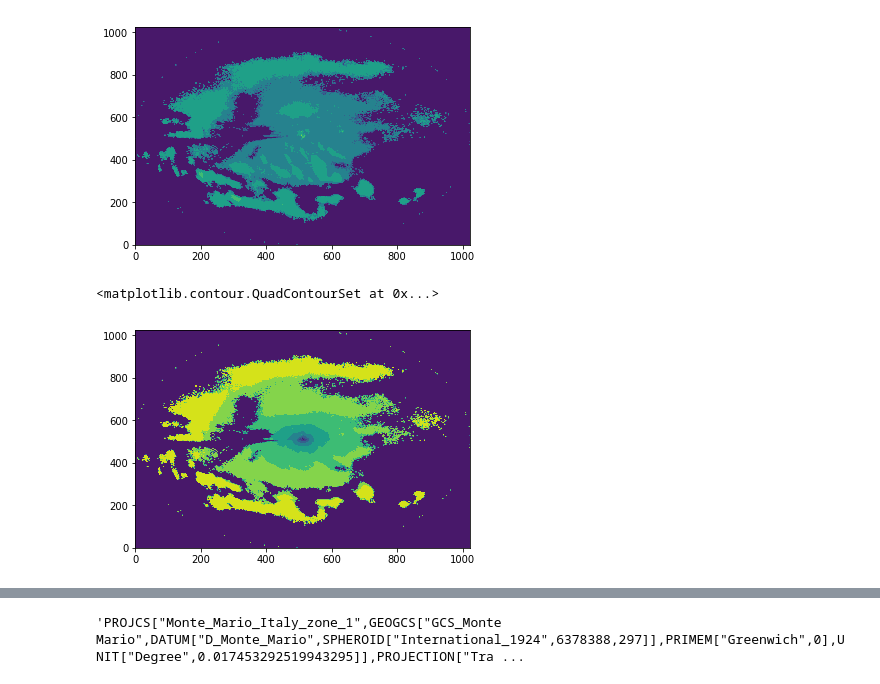
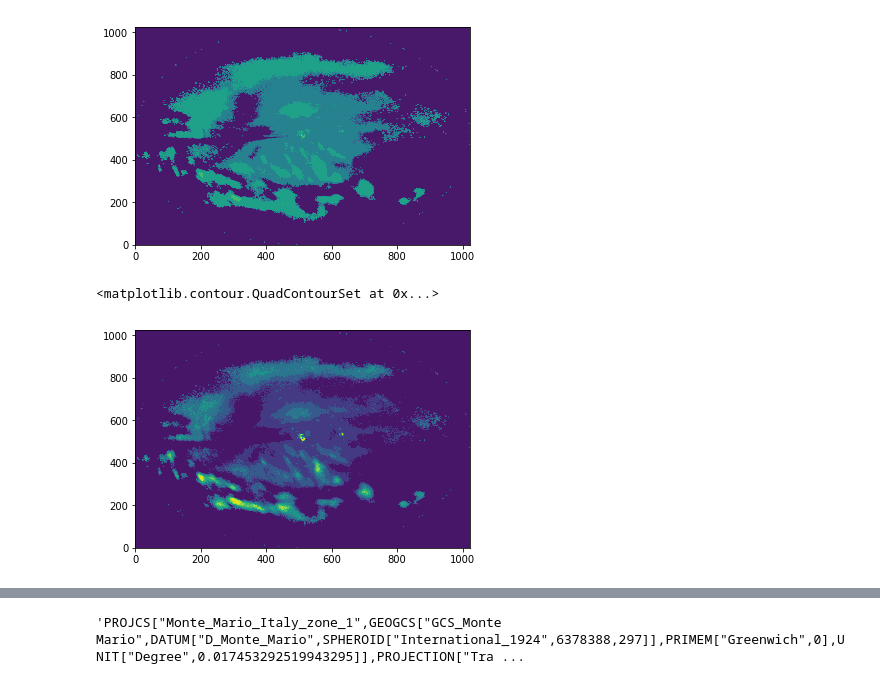
Before and after one commit to tdm-project/tdm-notebooks, a Jupyter notebook: radar/ConvertRadarImages.ipynb, the cells around one changed output, grey strips where cells are left out. Drawn from its saved outputs; the diff is of its cells as text; code cells hidden in the pictures.

```diff
--- a/radar/ConvertRadarImages.ipynb
+++ b/radar/ConvertRadarImages.ipynb
@@ -84,8 +90,11 @@ class SignalProcessor(object):
         return 10 * np.log(xx**2 + yy**2)
     def process(self, data):
         signal, mask = data
-        Z = (0.39216 * signal - 8.6 + self.distance_field) * mask
-        return (0.003333 * Z * (Z > 0))**0.66666
+        #
+        # rain_mat_mmh = (10**( ( (rain_mat_DN/2.55-100) + 91.4) /10) )/a_MP)**(1/b_MP)
+        #Z = (0.39216 * signal - 8.6 + self.distance_field) * mask
+        Z = 10**(0.1*(0.39216 * signal - 8.6))
+        return (Z/300)**(1/1.5) * mask
 
 class Aggregator(object):
     def __init__(self, path_root):
@@ -123,9 +132,10 @@ plt.contourf(signal)
 [figure]
 # %%
 rain = rfe.get_precipitation("data/radarsample/cag01est2400/2018-05-01_23:01:05.png")
-# %%
-plt.contourf(rain)
-# %% [output]
-<matplotlib.contour.QuadContourSet at 0x...>
-[figure, removed]
+# %%
+plt.contourf(rain, levels=[0.        ,  0.30739762,  0.61479523,  0.92219285,  1.22959047,
+         1.53698809,  1.8443857 ,  2.15178332,  2.45918094,  2.76657856])
+# %% [output]
+<matplotlib.contour.QuadContourSet at 0x...>
+[figure, added]
 # %%
```
Also changed, not shown: parts of 5 cells of this notebook.
